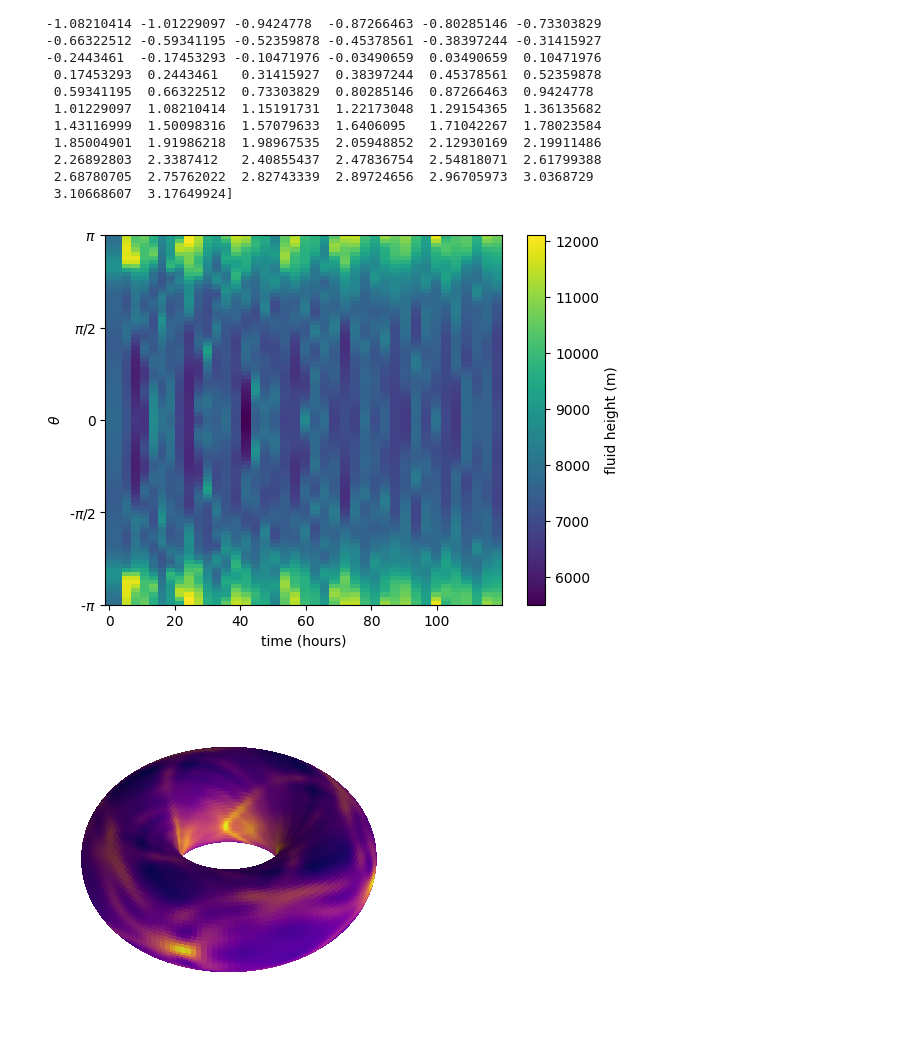
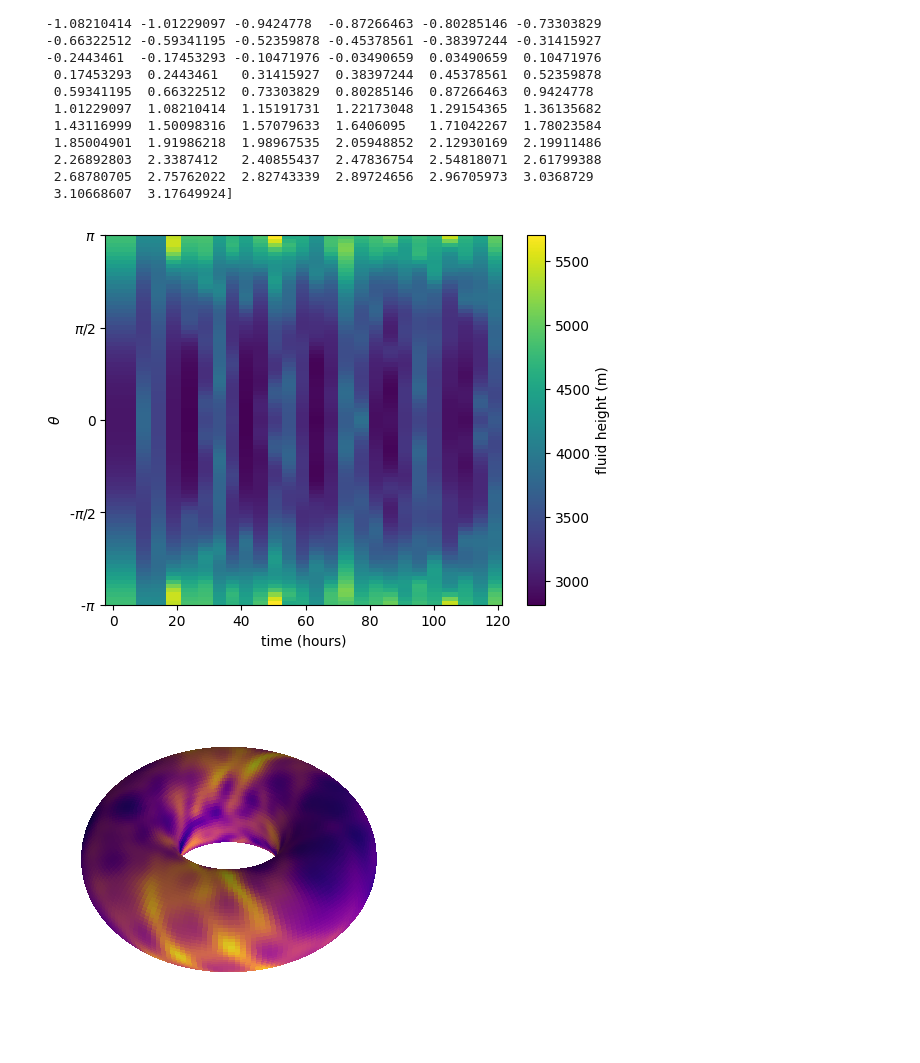
Before and after one commit to dana-grund/HPC4WC, a Jupyter notebook: projects/2023/project06_shallow_water/visualization/visualization.ipynb, the cells around one changed output. Drawn from its saved outputs; the diff is of its cells as text; code cells hidden in the pictures.

```diff
--- a/projects/2023/project06_shallow_water/visualization/visualization.ipynb
+++ b/projects/2023/project06_shallow_water/visualization/visualization.ipynb
@@ -28,12 +31,15 @@ os.listdir(path)
 # %%
 # unpickle the data
-h_data = pickle.load(open(path+'swes-numpy-0-M180-N90-T5-1-h', 'rb'))
-u_data = pickle.load(open(path+'swes-numpy-0-M180-N90-T5-1-u', 'rb'))
-v_data = pickle.load(open(path+'swes-numpy-0-M180-N90-T5-1-v', 'rb'))
+test_case = "1"
+h_data = pickle.load(open(path + "swes-numpy-" + test_case + "-M180-N90-T5-1-h", "rb"))
+u_data = pickle.load(open(path + "swes-numpy-" + test_case + "-M180-N90-T5-1-u", "rb"))
+v_data = pickle.load(open(path + "swes-numpy-" + test_case + "-M180-N90-T5-1-v", "rb"))
 
 t = h_data[2]
-phi = h_data[3][1:-1,:]
-theta = h_data[4][1:-1,:]
+phi = h_data[3][1:-1, :]
+theta = h_data[4][1:-1, :]
+phi1d = phi[:, 0]
+theta1d = theta[0, :]
 h = h_data[5]
 u = u_data[5]
 v = v_data[5]
@@ -106,30 +112,35 @@ plt.pcolormesh(t[:,0]/3600,theta[0,:], h[phi_0, :, :])
 cbar = plt.colorbar()
 cbar.set_label("fluid height (m)")
 # %% [output]
-[figure, old version]
+[figure, new version]
 # %%
-timestep = 5
+timestep = -1
 
 # normalize h from 0 to 1
-h_norm = (h[:,:,timestep] - np.min(h[:,:,timestep])) / (np.max(h[:,:,timestep]) - np.min(h[:,:,timestep]))
+h_ts = h[:,:,timestep]
+h_mean = np.mean(h_ts, axis=0)
+# deviation from mean
+h_deviation = h_ts - h_mean
+# normalize from 0 to 1
+h_norm = (h_deviation - np.min(h_deviation)) / (np.max(h_deviation) - np.min(h_deviation))
 
 aspect_ratio = 0.5
 c, a = 1, aspect_ratio
 x = (c + a*np.cos(theta)) * np.cos(phi)
 y = (c + a*np.cos(theta)) * np.sin(phi)
 z = a * np.sin(theta)
 
 fig = plt.figure(figsize=(10,10))
 ax1 = fig.add_subplot(121, projection='3d')
 ax1.set_zlim(-1,1)
 my_col = cm.plasma(h_norm)
 ax1.plot_surface(x, y, z, rstride=1, cstride=1, facecolors=my_col,linewidth=0, antialiased=False)
 ax1.view_init(40,10)
 # hide axis
 ax1.set_axis_off()
 # aspect ratio
 ax1.set_aspect('equal')
 # zoom in
 ax1.dist = 7
 # %% [output]
-[figure, old version]
+[figure, new version]
```
Also changed, not shown: parts of 4 cells of this notebook, 2 other files.
